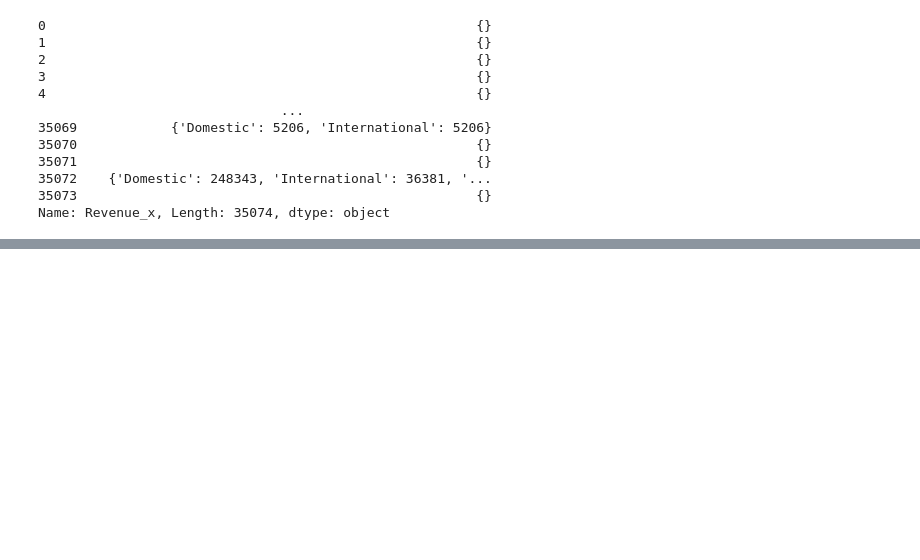
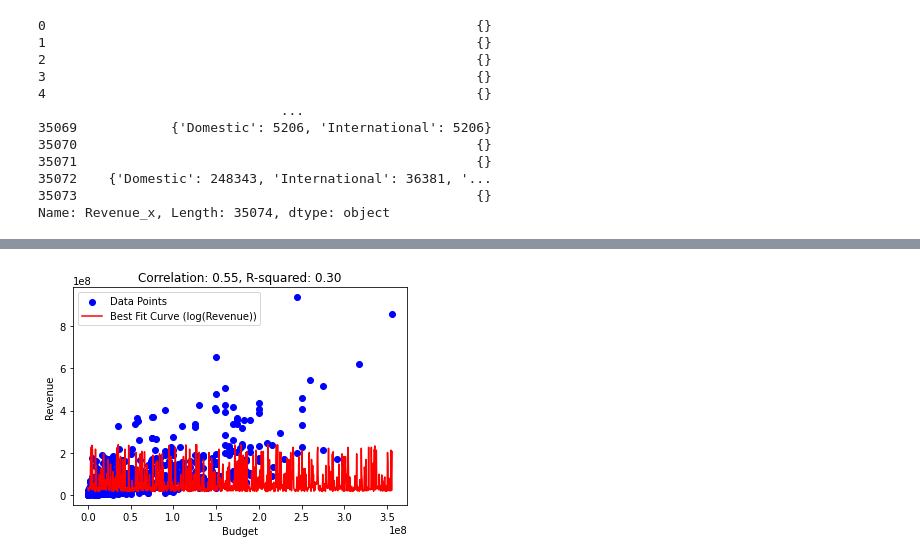
Before and after one commit to samob917/en553.602.FA23, a Jupyter notebook: 3. Data Preparation/3.3 Construct Data/check_revs.ipynb, the cells around one changed output, grey strips where cells are left out. Drawn from its saved outputs; the diff is of its cells as text; code cells hidden in the pictures; blank space fills up the shorter version.

```diff
--- a/3. Data Preparation/3.3 Construct Data/check_revs.ipynb
+++ b/3. Data Preparation/3.3 Construct Data/check_revs.ipynb
@@ -47,0 +100,42 @@ df.to_csv("merged_data_with_revenues.csv")
+# %%
+import pandas as pd
+import matplotlib.pyplot as plt
+import numpy as np
+from scipy.stats import linregress
+
+# Drop rows with missing values in 'Budget' and 'Revenue'
+df_cleaned = df.dropna(subset=['Budget_x', 'domestic_revenue'])
+
+# Take the logarithm of 'Budget' and 'Revenue'
+log_revenue = np.log(df_cleaned['domestic_revenue'])
+
+# Fit a quadratic curve to the log of budget
+fit = np.polyfit(df_cleaned["Budget_x"], log_revenue, 2)
+quadratic_line = np.polyval(fit, df_cleaned["Budget_x"])
+
+# Calculate the correlation between the log of 'Budget' and log of 'Revenue'
+correlation = np.corrcoef(df_cleaned["Budget_x"], log_revenue)[0, 1]
+
+# Calculate R-squared
+slope, intercept, r_value, p_value, std_err = linregress(df_cleaned["Budget_x"], log_revenue)
+r_squared = r_value**2
+
+# Plot the data points
+plt.scatter(df_cleaned['Budget_x'], df_cleaned['domestic_revenue'], color='blue', label='Data Points')
+
+# Plot the quadratic curve
+budget_range = np.linspace(df_cleaned["Budget_x"].min(), df_cleaned["Budget_x"].max(), 790)
+plt.plot(budget_range, np.exp(quadratic_line), color='red', label='Best Fit Curve (log(Revenue))')
+
+# Set labels and title
+plt.xlabel('Budget')
+plt.ylabel('Revenue')
+plt.title(f'Correlation: {correlation:.2f}, R-squared: {r_squared:.2f}')
+
+# Display legend
+plt.legend()
+
+# Show the plot
+plt.show()
+# %% [output]
+[figure, added]
```
Also changed, not shown: parts of 11 cells of this notebook, 1 other file.
